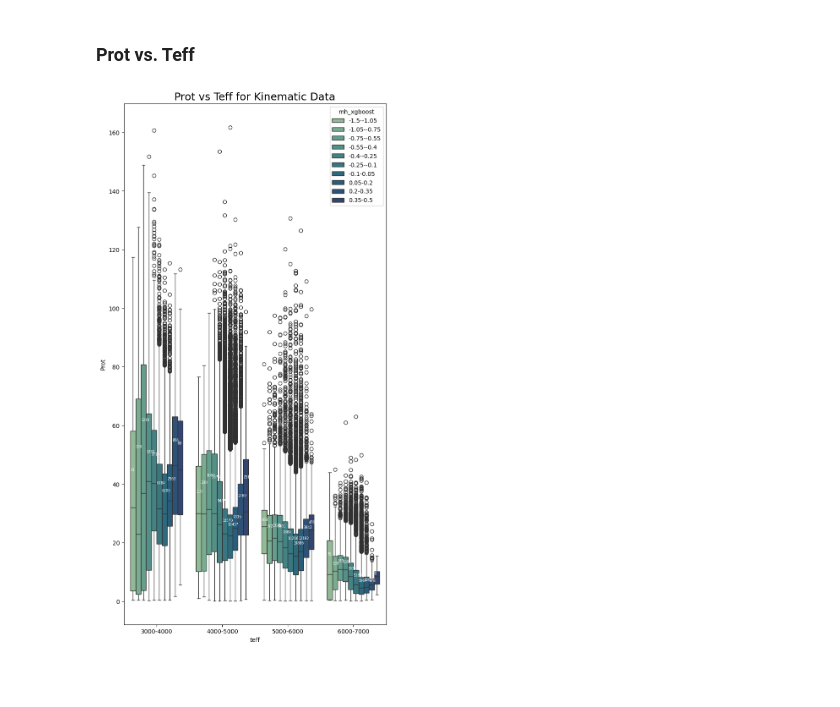
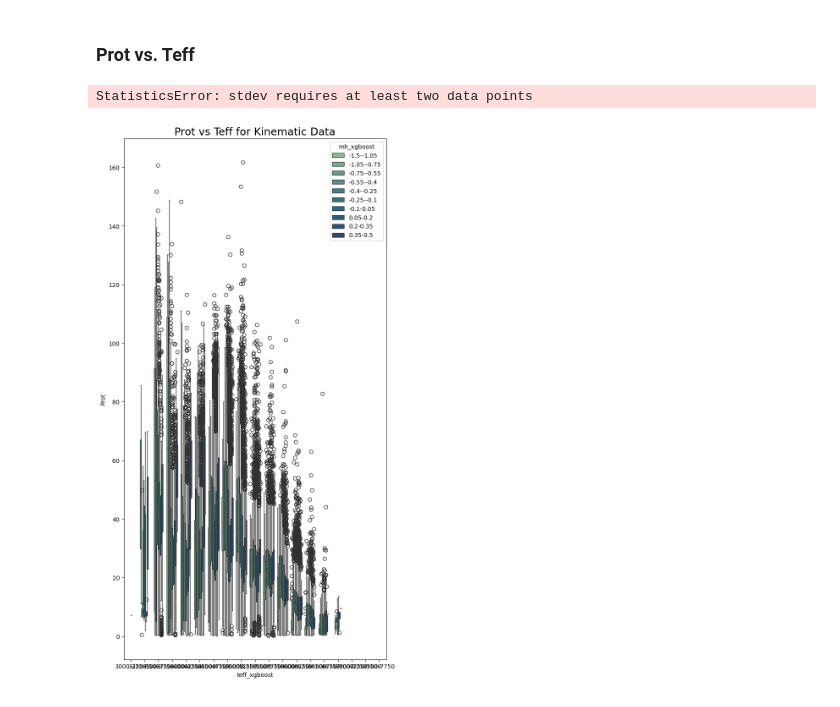
Before and after one commit to livelaplove/SURP-2025, a Jupyter notebook: metallicity/kinematicdata.ipynb, the cells around one changed output. Cells and saved outputs as stored; diff of their text form; code cells hidden in the pictures.

```diff
--- a/metallicity/kinematicdata.ipynb
+++ b/metallicity/kinematicdata.ipynb
@@ -3,6 +3,6 @@
 # %%
 import plotting
-import fix
+import datamanip
 from matplotlib import patches
 
 def nokinematichistogram(n, left, right):
@@ -28,9 +28,17 @@ n = (-1.5, -1.05, -0.75, -0.55, -0.40, -0.25, -0.10, 0.05, 0.20, 0.35, 0.5)
 ax, (counts, binedges) = kinematichistogram(n, -1.5, 0.5)
 binedges = binedges.round(3)
 plotting.addhistcounts(ax, counts)
+plotting.plt.savefig('plots/kinematicplots/metallicitybin_hist.png')
 plotting.plt.show()
+
 print('Counts: ', counts)
 print('Bin Edges: ', binedges)
+
+
+axs, (countss, binedgess) = kinematichistogram(n, -1.5, 0.5)
+binedgess = binedges.round(3)
+plotting.addhistcounts(axs, countss)
+plotting.plt.show()
 # %% [output]
 [figure]
 Counts:  [  576  1128  4239  9356 20505 37037 45755 25087  7633   810]
@@ -95,9 +63,9 @@ palette = 'crest'
 title = 'Prot vs. bp_rp for Kinematic Data'
 destination = 'plots/kinematicplots/prot_ci_wholerange.png'
 
-df = fix.readcsv(csv, x, hue, xbin, xbinlabel, huebin, huebinlabel)
+df = datamanip.readcsv(csv, x, hue, xbin, xbinlabel, huebin, huebinlabel)
 ax = plotting.boxplotdf(df, x, y, hue, xbinlabel, huebinlabel, palette, title, show=False)
-counts = fix.findbincounts(df, x, hue)
+counts = datamanip.findbincounts(df, x, hue)
 
 plotting.addboxcounts(ax, counts, size='xx-small')
 plotting.plt.savefig(destination)
@@ -107,20 +75,22 @@ plotting.plt.show()
 # %% [markdown]
 ### Prot vs. Teff
 # %%
-x = 'teff'
-xbin = tuple(i for i in range(3000, 8000, 1000))
+x = 'teff_xgboost'
+xbin = tuple(i for i in range(3000, 8000, 250))
 xbinlabel = [f'{xbin[i]}-{xbin[i+1]}' for i in range(len(xbin)-1)]
 
-df = fix.readcsv(csv, x, hue, xbin, xbinlabel, huebin, huebinlabel)
+df = datamanip.readcsv(csv, x, hue, xbin, xbinlabel, huebin, huebinlabel)
 title = 'Prot vs Teff for Kinematic Data'
 destination = 'plots/kinematicplots/prot_teff_wholerange.png'
 ax = plotting.boxplotdf(df, x, y, hue, xbinlabel, huebinlabel, palette, title, show=False)
-counts = fix.findbincounts(df, x, hue)
+counts = datamanip.findbincounts(df, x, hue)
+
+vzdisps = datamanip.calcvzdisp(df, huebinlabel, x, xbinlabel)
+vzdisps
 
 plotting.addboxcounts(ax, counts, size='xx-small')
 plotting.plt.savefig(destination)
 plotting.plt.show()
 # %% [output]
+StatisticsError: stdev requires at least two data points
-[figure, old version]
+[figure, new version]
-# %% [markdown]
-#
```
Also changed, not shown: parts of 13 cells of this notebook, 9 other files.
